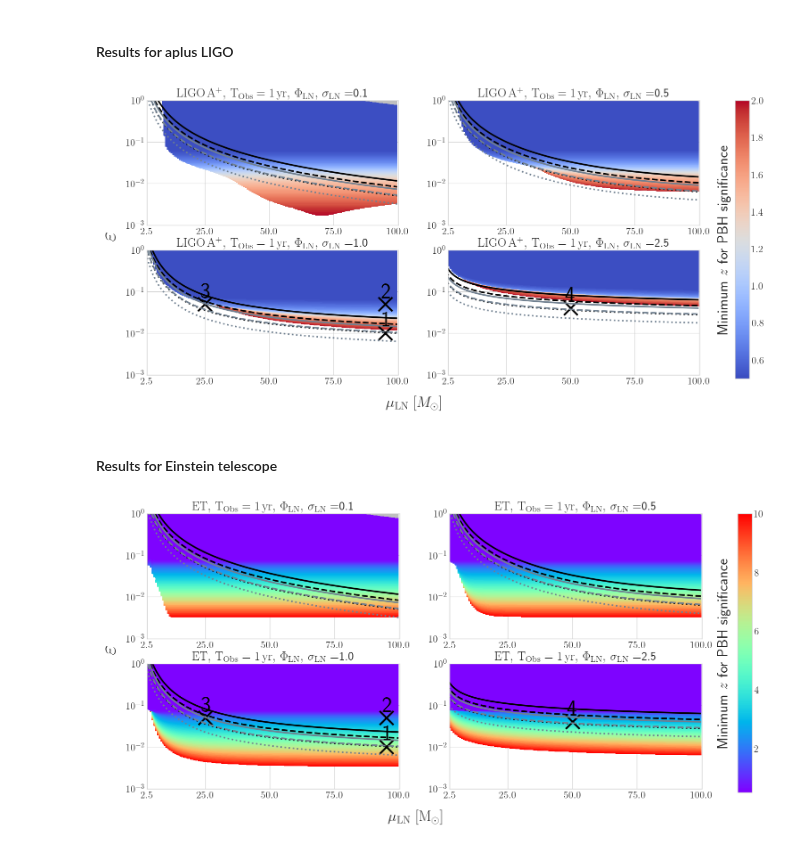
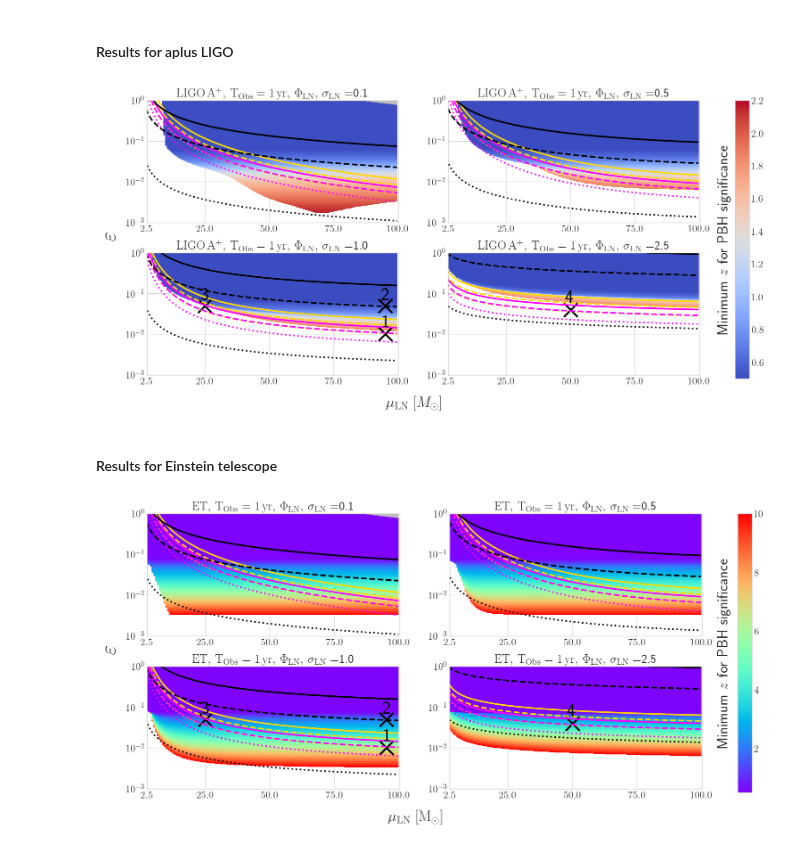
Before and after one commit to KuZa91/PBH_subpopulations_effects_analysis, a Jupyter notebook: PSPlotter.ipynb, the cells around one changed output. Drawn from its saved outputs; the diff is of its cells as text; code cells hidden in the pictures.

```diff
--- a/PSPlotter.ipynb
+++ b/PSPlotter.ipynb
@@ -216,3 +218,11 @@ ET_Zdom = pickle.load(ET_FileToRead)
+# %%
+if PBH_Gaussian:
+    fpbhval_ftoread = open("ConvMapGSPDF.pickle", "rb")
+
+if PBH_LogNormal:
+    fpbhval_ftoread = open("ConvMapLNPDF.pickle", "rb")
+
+fpnh_convmap = pickle.load(fpbhval_ftoread)
 # %% [markdown]
 <h2> Estimating the figure of merit grid values </h2>
 # %% [markdown]
@@ -388,56 +398,58 @@ In the case of a PBH perturbation, we can now plot the figure of merit as follow
 # %%
 if PBH and PBH_LogNormal:
     fig, ax = plt.subplots(figsize = [16,8], nrows = 2, ncols = 2)
-    plt.subplots_adjust(wspace = 0.2, hspace = 0.2)
+    plt.subplots_adjust(wspace = 0.2, hspace = 0.25)
     fname = 'SGWBPSLNPDF.png'
     contr4 = {}
     contr10 = {}
+    contrfpbh = {}
+    cs_span = ['gold', 'gold', 'gold', 'magenta', 'magenta', 'magenta']
     lines = []
     handles = []
     labels = [r'$1\sigma$ deviation, $\rm T_{\rm Obs} = 4 \rm yrs$', r'$2\sigma$ deviation, $\rm T_{\rm Obs} = 4 \rm yrs$', r'$3\sigma$ deviation, $\rm T_{\rm Obs} = 4 \rm yrs$', r'$1\sigma$ deviation, $\rm T_{\rm Obs} = 10 \rm yrs$', r'$2\sigma$ deviation, $\rm T_{\rm Obs} = 10 \rm yrs$', r'$3\sigma$ deviation, $\rm T_{\rm Obs} = 10 \rm yrs$']
     ls_span = ['dotted', 'dashed', 'solid']
-    cs_span = ['black', 'black', 'black', 'slategray', 'slategray', 'slategray']
     idx = 0
     cax = plt.axes([0.95, 0.1, 0.02, 0.78])
-    norm = mpl.colors.Normalize(vmin=0.5, vmax=2.)
+    norm = mpl.colors.Normalize(vmin=0.5, vmax=2.2)
     clb = mpl.colorbar.ColorbarBase(cax, cmap= 'coolwarm', norm=norm)
     clb.set_label(label=r'Minimum $z$ for PBH significance', rotation = 90,labelpad=-75, y= 0.5, fontsize=24)
     for i in range(2):
         for j in range(2):
+            LIGO_Zdom[idx][LIGO_Zdom[idx] == 10.] = np.nan
+            contf = ax[i][j].contourf(X[idx], Y[idx], LIGO_Zdom[idx], 100, cmap='coolwarm', norm = norm)
             contr4[idx] = ax[i][j].contour(X[idx], Y[idx], Pert_PS[idx], linewidths= 2.5, levels = [SGWB_FidNoise[1], SGWB_FidNoise[2], SGWB_FidNoise[3]], colors = cs_span[:-3:], linestyles = ls_span)
             contr10[idx] = ax[i][j].contour(X[idx], Y[idx], Pert_PS[idx], linewidths= 2.5, levels = [SGWB_FidNoise10yr[1], SGWB_FidNoise10yr[2], SGWB_FidNoise10yr[3]],colors = cs_span[3::], linestyles = ls_span)
-            LIGO_Zdom[idx][LIGO_Zdom[idx] == 10.] = np.nan
-            contf = ax[i][j].contourf(X[idx], Y[idx], LIGO_Zdom[idx], 100, cmap='coolwarm')
+            contrfpbh[idx] = ax[i][j].contour(X[idx], Y[idx], fpnh_convmap[idx], linewidths= 2.5, levels = [1.e-4, 5.e-4, 1.e-3],colors = ['black', 'black', 'black'], linestyles = ls_span)
             LIGO_ban = ax[i][j].contourf(X[idx], Y[idx], LIGO_tresh[idx], 1, cmap='binary')
             #fig.colorbar(contf, ax=ax[i][j])
             ax[i][j].set_ylim(1e-3,1.)
             ax[i][j].set_yscale('log')
             ax[i][j].set_xlim(2.5,100.)
             ax[i][j].set_xticks([2.5,25., 50., 75., 100.])
             ax[i][j].set_title(r'$ \rm LIGO \, \rm A^+, \, T_{\rm Obs} = 1 \, \rm yr, \, \Phi_{\rm LN}, \,  \sigma_{\rm LN} = $' + str(PBH_sigmamnspan[idx]), fontsize = 20)
             idx += 1
     # Plotting the benchmark points on the parameter space
     ax[1][0].scatter(95., 0.01, color = 'black', marker = 'x', s = 500, linewidths=3)
-    ax[1][0].text(94., 0.015, "1", horizontalalignment='left', fontsize=35, color='black', weight='semibold')
+    ax[1][0].text(94., 0.015, "1", horizontalalignment='left', fontsize=30, color='black', weight='semibold')
     ax[1][0].scatter(95., 0.05, color = 'black', marker = 'x', s = 500, linewidths=3)
-    ax[1][0].text(93.5, 0.07, "2", horizontalalignment='left', fontsize=35, color='black', weight='semibold')
+    ax[1][0].text(93.5, 0.07, "2", horizontalalignment='left', fontsize=30, color='black', weight='semibold')
     ax[1][0].scatter(25., 0.05, color = 'black', marker = 'x', s = 500, linewidths=3)
-    ax[1][0].text(23.5, 0.07, "3", horizontalalignment='left', fontsize=35, color='black', weight='semibold')
+    ax[1][0].text(23.5, 0.07, "3", horizontalalignment='left', fontsize=30, color='black', weight='semibold')
     ax[1][1].scatter(50., 0.04, color = 'black', marker = 'x', s = 500, linewidths=3)
-    ax[1][1].text(48, 0.06, "4", horizontalalignment='left', fontsize=35, color='black', weight='semibold')
+    ax[1][1].text(48, 0.06, "4", horizontalalignment='left', fontsize=30, color='black', weight='semibold')
     fig.text(0.06, 0.5, r'$\varepsilon$', va = 'center', rotation='vertical', fontsize = 35)
     fig.text(0.5, 0.02, r'$\mu_{\rm LN} \; [M_\odot]$', ha = 'center', fontsize = 24)
 
     if PBH_fRt :
         fname = 'Rt' + fname
     if PBH_fRz :
         fname = 'Rz' + fname
 
 
-    #fig.savefig('1yrLIGO'+fname, dpi = 200)
-    fig.savefig('1yrLIGO'+fname, dpi = 50)
+    fig.savefig('1yrLIGO'+fname, dpi = 200)
+    #fig.savefig('1yrLIGO'+fname, dpi = 50)
 # %% [output]
-[figure, old version]
+[figure, new version]
 # %%
 not_skip = False
 if PBH and PBH_LogNormal and not_skip:
@@ -537,15 +549,16 @@ if PBH and PBH_Gaussian:
 # %%
 if PBH and PBH_LogNormal:
     fig, ax = plt.subplots(figsize = [16,8], nrows = 2, ncols = 2)
-    plt.subplots_adjust(wspace = 0.2, hspace = 0.2)
+    plt.subplots_adjust(wspace = 0.2, hspace = 0.25)
     fname = 'SGWBPSLNPDF.png'
     contr4 = {}
     contr10 = {}
+    contrfpbh = {}
+    cs_span = cs_span = ['gold', 'gold', 'gold', 'magenta', 'magenta', 'magenta']
     lines = []
     handles = []
     labels = [r'$1\sigma$ deviation, $\rm T_{\rm Obs} = 4 \rm yrs$', r'$2\sigma$ deviation, $\rm T_{\rm Obs} = 4 \rm yrs$', r'$3\sigma$ deviation, $\rm T_{\rm Obs} = 4 \rm yrs$', r'$1\sigma$ deviation, $\rm T_{\rm Obs} = 10 \rm yrs$', r'$2\sigma$ deviation, $\rm T_{\rm Obs} = 10 \rm yrs$', r'$3\sigma$ deviation, $\rm T_{\rm Obs} = 10 \rm yrs$']
     ls_span = ['dotted', 'dashed', 'solid']
-    cs_span = ['black', 'black', 'black', 'slategray', 'slategray', 'slategray']
     idx = 0
     cax     = plt.axes([0.95, 0.1, 0.02, 0.78])
     norm = mpl.colors.Normalize(vmin=0.5, vmax=10.)
@@ -553,10 +566,11 @@ if PBH and PBH_LogNormal:
     clb.set_label(label=r'Minimum $z$ for PBH significance', rotation = 90,labelpad=-75, y= 0.5, fontsize=24)
     for i in range(2):
         for j in range(2):
+            ET_Zdom[idx][ET_Zdom[idx] == 10.] = np.nan
+            contf = ax[i][j].contourf(X[idx], Y[idx], ET_Zdom[idx], 100, cmap='rainbow', norm = norm)
             contr4[idx] = ax[i][j].contour(X[idx], Y[idx], Pert_PS[idx], linewidths= 2.5, levels = [SGWB_FidNoise[1], SGWB_FidNoise[2], SGWB_FidNoise[3]], colors = cs_span[:-3:], linestyles = ls_span)
             contr10[idx] = ax[i][j].contour(X[idx], Y[idx], Pert_PS[idx], linewidths= 2.5, levels = [SGWB_FidNoise10yr[1], SGWB_FidNoise10yr[2], SGWB_FidNoise10yr[3]],colors = cs_span[3::], linestyles = ls_span)
-            ET_Zdom[idx][ET_Zdom[idx] == 10.] = np.nan
-            contf = ax[i][j].contourf(X[idx], Y[idx], ET_Zdom[idx], 100, cmap='rainbow')
+            contrfpbh[idx] = ax[i][j].contour(X[idx], Y[idx], fpnh_convmap[idx], linewidths= 2.5, levels = [1.e-4, 5.e-4, 1.e-3],colors = ['black', 'black', 'black'], linestyles = ls_span)
             LIGO_ban = ax[i][j].contourf(X[idx], Y[idx], LIGO_tresh[idx], 1, cmap='binary')
             #fig.colorbar(contf, ax=ax[i][j])
             ax[i][j].set_ylim(1e-3,1.)
@@ -567,13 +581,13 @@ if PBH and PBH_LogNormal:
             idx += 1
     # Plotting the benchmark points on the parameter space
     ax[1][0].scatter(95., 0.01, color = 'black', marker = 'x', s = 500, linewidths=3)
-    ax[1][0].text(94., 0.015, "1", horizontalalignment='left', fontsize=35, color='black', weight='semibold')
+    ax[1][0].text(94., 0.015, "1", horizontalalignment='left', fontsize=30, color='black', weight='semibold')
     ax[1][0].scatter(95., 0.05, color = 'black', marker = 'x', s = 500, linewidths=3)
-    ax[1][0].text(93.5, 0.07, "2", horizontalalignment='left', fontsize=35, color='black', weight='semibold')
+    ax[1][0].text(93.5, 0.07, "2", horizontalalignment='left', fontsize=30, color='black', weight='semibold')
     ax[1][0].scatter(25., 0.05, color = 'black', marker = 'x', s = 500, linewidths=3)
-    ax[1][0].text(23.5, 0.07, "3", horizontalalignment='left', fontsize=35, color='black', weight='semibold')
+    ax[1][0].text(23.5, 0.07, "3", horizontalalignment='left', fontsize=30, color='black', weight='semibold')
     ax[1][1].scatter(50., 0.04, color = 'black', marker = 'x', s = 500, linewidths=3)
-    ax[1][1].text(48., 0.06, "4", horizontalalignment='left', fontsize=35, color='black', weight='semibold')
+    ax[1][1].text(48., 0.06, "4", horizontalalignment='left', fontsize=30, color='black', weight='semibold')
     fig.text(0.06, 0.5, r'$\varepsilon$', va = 'center', rotation='vertical', fontsize = 35)
     fig.text(0.5, 0.02, r'$\rm \mu_{\rm LN} \; [M_\odot]$', ha = 'center', fontsize = 24)
 
@@ -583,10 +597,10 @@ if PBH and PBH_LogNormal:
         fname = 'Rz' + fname
 
 
-    #fig.savefig('1yrET'+fname, dpi = 200)
-    fig.savefig('1yrET'+fname, dpi = 50)
+    fig.savefig('1yrET'+fname, dpi = 200)
+    #fig.savefig('1yrET'+fname, dpi = 50)
 # %% [output]
-[figure, old version]
+[figure, new version]
 # %%
 if PBH and PBH_Gaussian:
     fig, ax = plt.subplots(figsize = [16,10], nrows = 2, ncols = 2)
```
Also changed, not shown: parts of 2 cells of this notebook, 2 other files.
